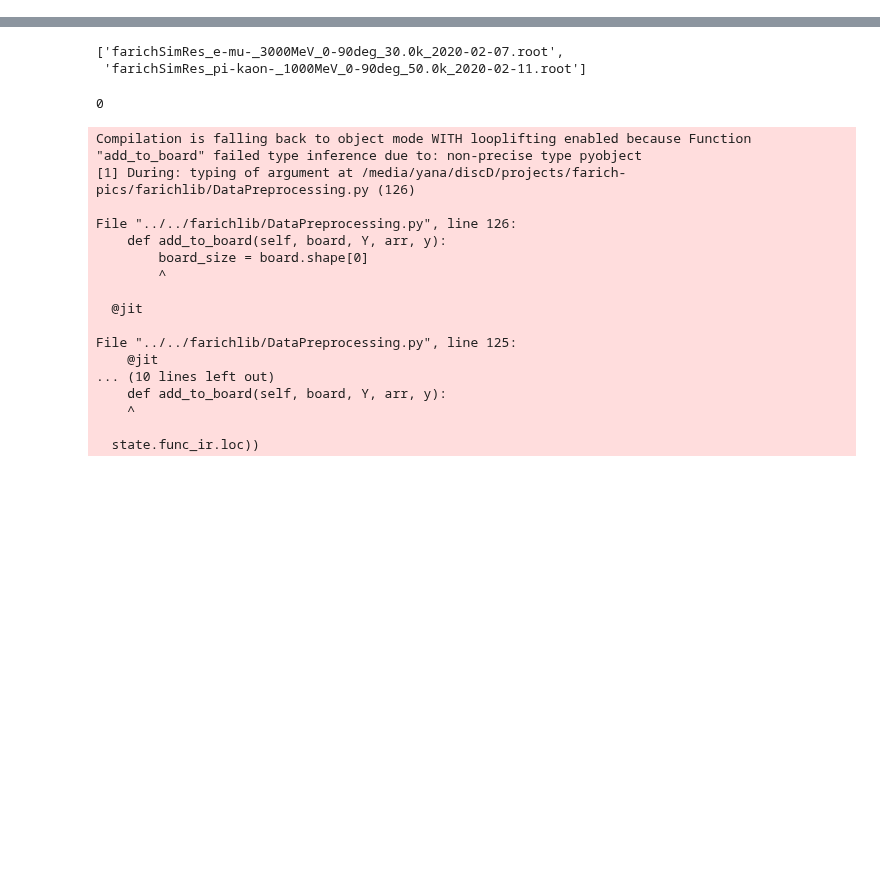
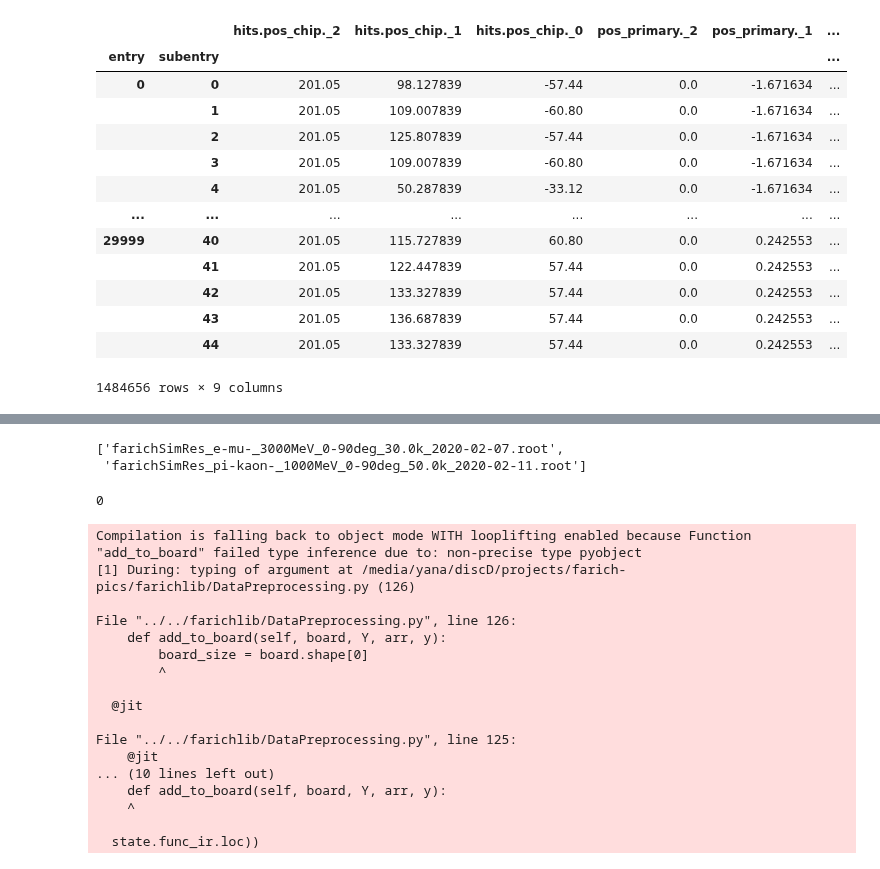
Before and after one commit to 82492749123082/farich-pics, a Jupyter notebook: notebooks/DatasetPreprocessing.ipynb, the cells around one changed output, grey strips where cells are left out. Cells and saved outputs as stored; diff of their text form; code cells hidden in the pictures; blank space fills up the shorter version.

```diff
--- a/notebooks/DatasetPreprocessing.ipynb
+++ b/notebooks/DatasetPreprocessing.ipynb
@@ -19,0 +74,17 @@ import pickle
+# %%
+df
+# %% [output]
+|  |  | hits.pos_chip._2 | hits.pos_chip._1 | hits.pos_chip._0 | pos_primary._2 | pos_primary._1 | ... |
+| entry | subentry |  |  |  |  |  | ... |
+| 0 | 0 | 201.05 | 98.127839 | -57.44 | 0.0 | -1.671634 | ... |
+|  | 1 | 201.05 | 109.007839 | -60.80 | 0.0 | -1.671634 | ... |
+|  | 2 | 201.05 | 125.807839 | -57.44 | 0.0 | -1.671634 | ... |
+|  | 3 | 201.05 | 109.007839 | -60.80 | 0.0 | -1.671634 | ... |
+|  | 4 | 201.05 | 50.287839 | -33.12 | 0.0 | -1.671634 | ... |
+| ... | ... | ... | ... | ... | ... | ... | ... |
+| 29999 | 40 | 201.05 | 115.727839 | 60.80 | 0.0 | 0.242553 | ... |
+|  | 41 | 201.05 | 122.447839 | 57.44 | 0.0 | 0.242553 | ... |
+|  | 42 | 201.05 | 133.327839 | 57.44 | 0.0 | 0.242553 | ... |
+|  | 43 | 201.05 | 136.687839 | 57.44 | 0.0 | 0.242553 | ... |
+|  | 44 | 201.05 | 133.327839 | 57.44 | 0.0 | 0.242553 | ... |
+1484656 rows × 9 columns
```
Also changed, not shown: parts of 30 cells of this notebook, 4 other files.
